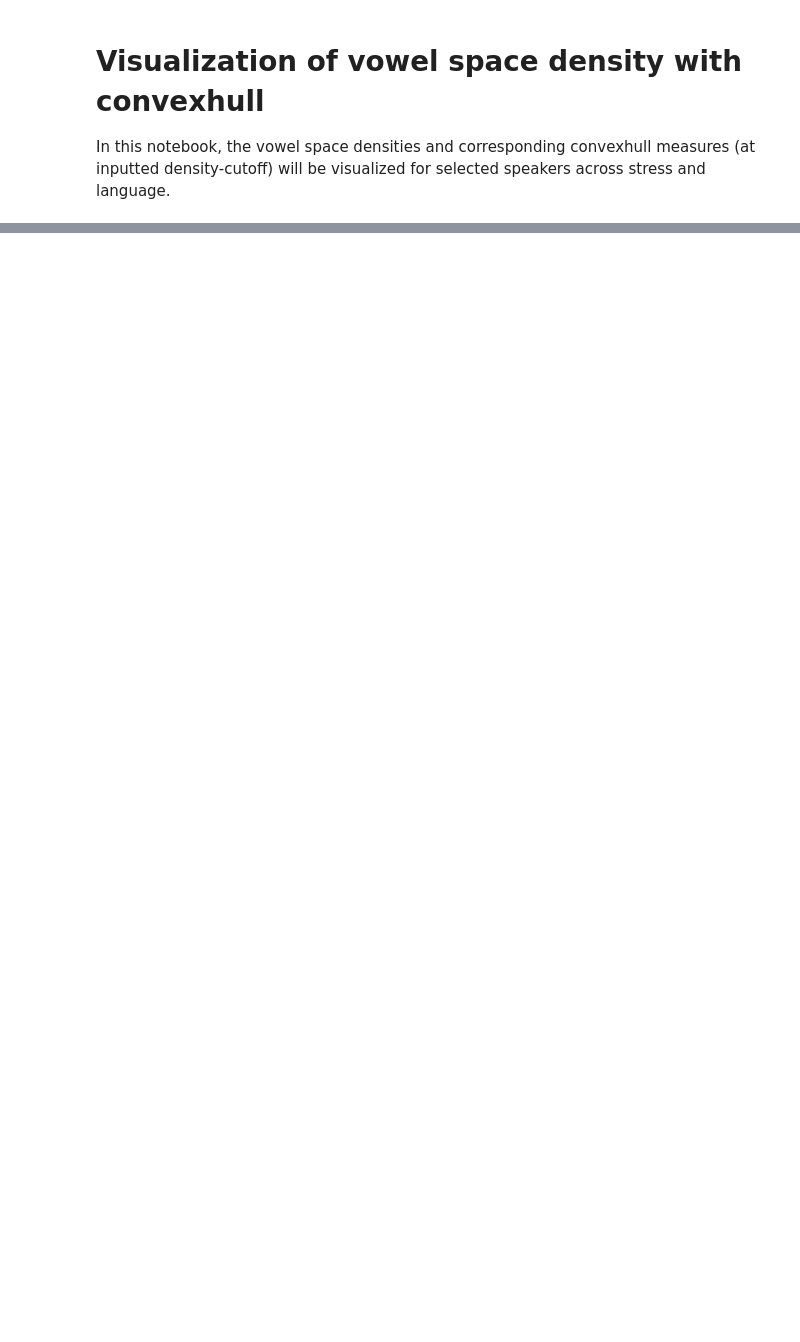
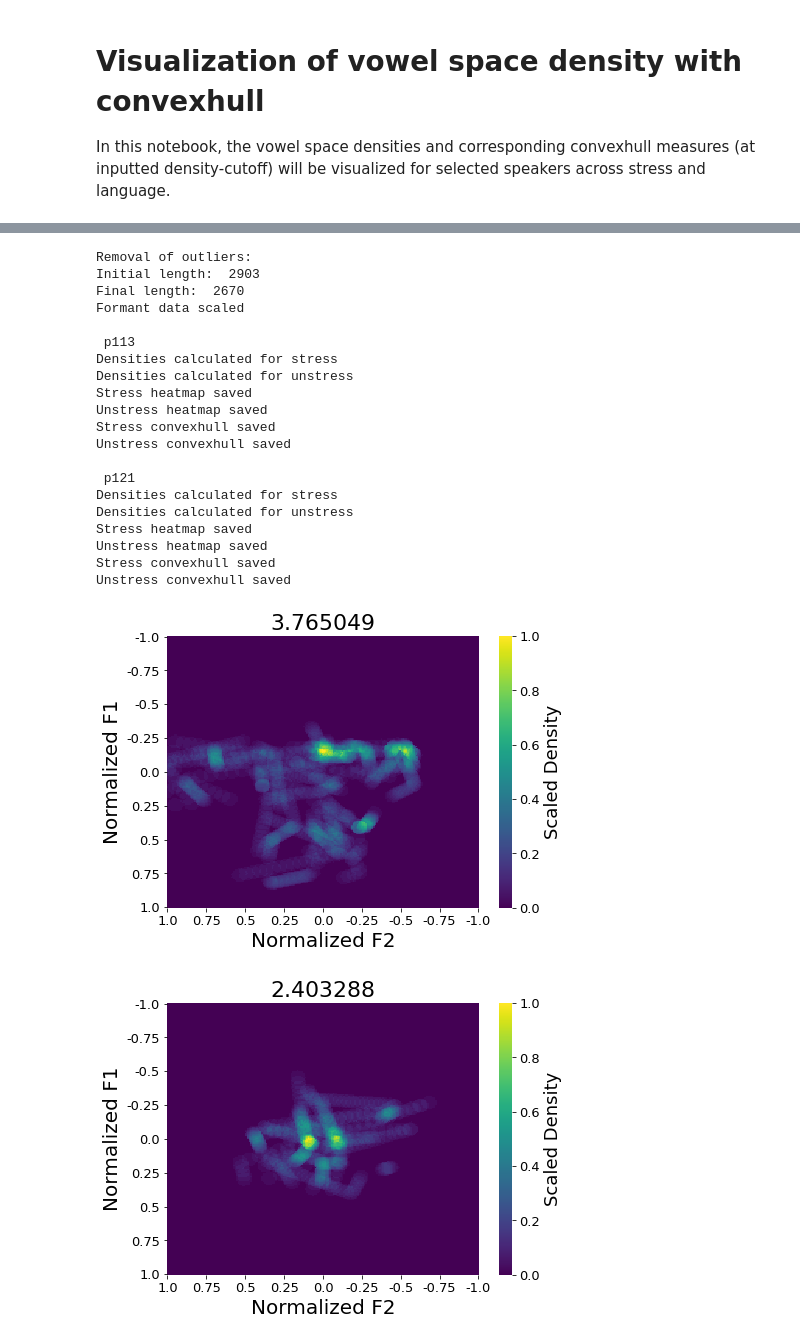
Before and after one commit to anniehelms/vsa_langdom, a Jupyter notebook: 06_visualization.ipynb, the cells around one changed output, grey strips where cells are left out. Cells and saved outputs as stored; diff of their text form; code cells hidden in the pictures; blank space fills up the shorter version.

```diff
--- a/06_visualization.ipynb
+++ b/06_visualization.ipynb
@@ -282,0 +282,26 @@ Unstress convexhull saved
+# %%
+participants = ["p113", "p121"]
+images(eng, participants, "Vowel", 0.25, "eng")
+# %% [output]
+Removal of outliers:
+Initial length:  2903
+Final length:  2670
+Formant data scaled
+
+ p113
+Densities calculated for stress
+Densities calculated for unstress
+Stress heatmap saved
+Unstress heatmap saved
+Stress convexhull saved
+Unstress convexhull saved
+
+ p121
+Densities calculated for stress
+Densities calculated for unstress
+Stress heatmap saved
+Unstress heatmap saved
+Stress convexhull saved
+Unstress convexhull saved
+[figure, added]
+[figure, added]
```
Also changed, not shown: parts of 3 cells of this notebook, 17 other files.
